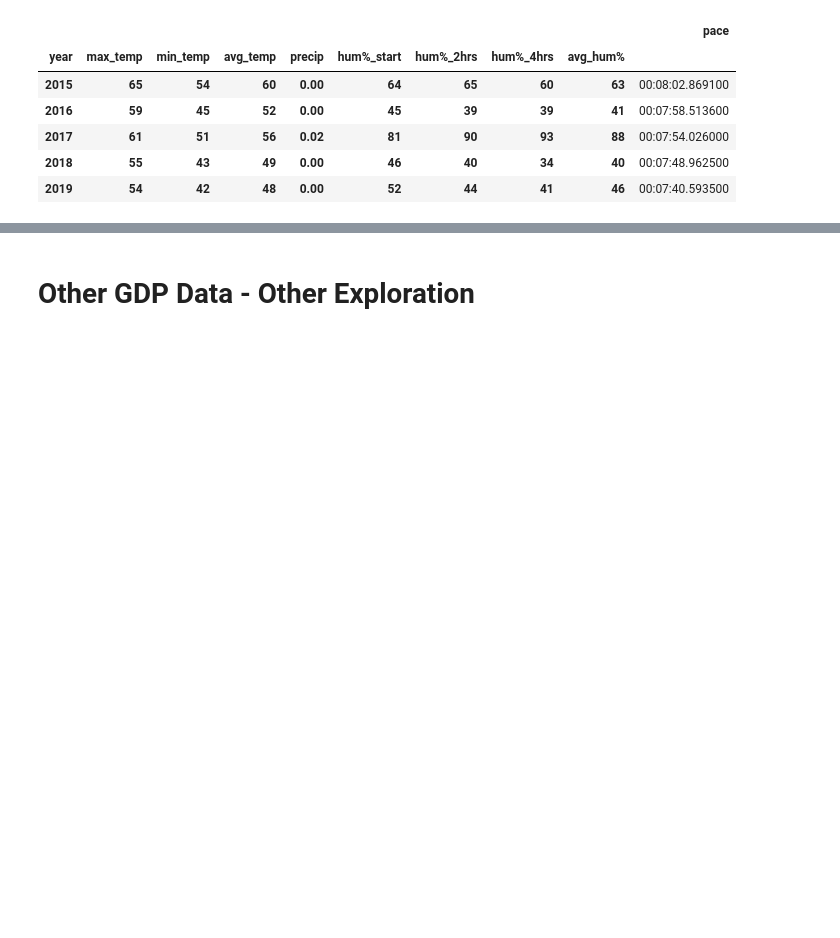
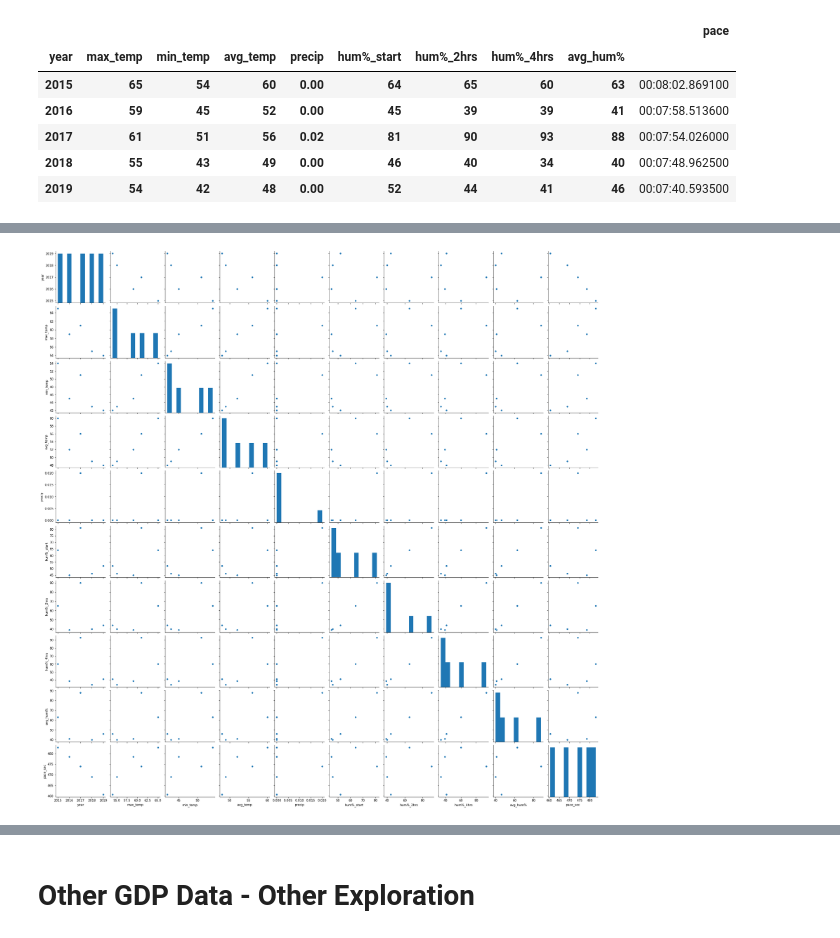
Before and after one commit to nmuldowney/nyc-marathon-capstone, a Jupyter notebook: notebooks/nyc_weather_and_gdp_eda.ipynb, the cells around one changed output, grey strips where cells are left out. Cells and saved outputs as stored; diff of their text form; code cells hidden in the pictures; blank space fills up the shorter version.

```diff
--- a/notebooks/nyc_weather_and_gdp_eda.ipynb
+++ b/notebooks/nyc_weather_and_gdp_eda.ipynb
@@ -442,0 +475,7 @@ No handles with labels found to put in legend.
+# %%
+sns.pairplot(race_weather_plot, hue=None, hue_order=None,
+                 palette=None, vars=None, x_vars=None, y_vars=None, kind='scatter',
+                 diag_kind='auto', markers=None, height=2.5, aspect=1,
+                 plot_kws=None, diag_kws=None, grid_kws=None, size=None);
+# %% [output]
+[figure, added]
```
Also changed, not shown: parts of 19 cells of this notebook, 1 other file.
